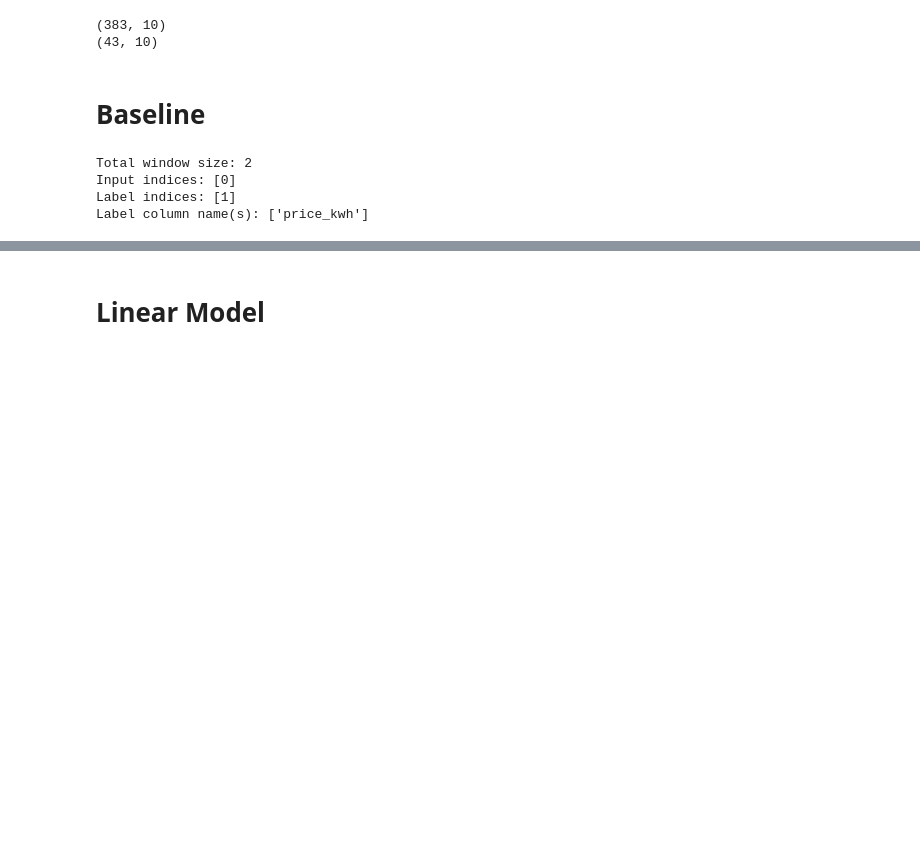
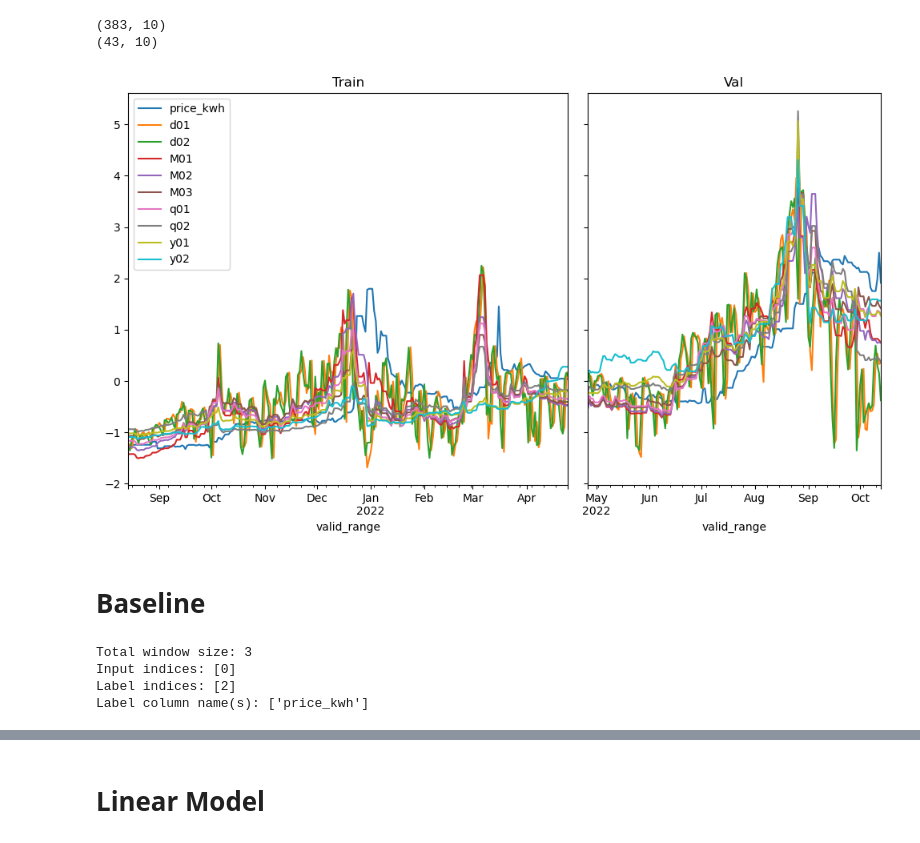
Before and after one commit to michael-fuest/DAiA-EON, a Jupyter notebook: model_performance2.ipynb, the cells around one changed output, grey strips where cells are left out. Cells and saved outputs as stored; diff of their text form; code cells hidden in the pictures; blank space fills up the shorter version.

```diff
--- a/model_performance2.ipynb
+++ b/model_performance2.ipynb
@@ -102,17 +106,27 @@ print(val_df.shape)
 # %% [output]
 (383, 10)
 (43, 10)
+# %%
+fig, (ax1, ax2) = plt.subplots(1,2, figsize = (10,6), gridspec_kw={'width_ratios': [train_size, 1-train_size]}, sharey= "row")
+ax1 = train_df.plot(ax = ax1)
+ax2 = val_df.plot(ax = ax2, legend = False)
+ax1.set_title("Train")
+ax2.set_title("Val")
+fig.tight_layout()
+# %% [output]
+[figure, added]
 # %% [markdown]
 # Baseline
 # %%
+shift = 2
 single_step_window = WindowGenerator(
-    input_width=1, label_width=1, shift=1,
+    input_width=1, label_width=1, shift=shift,
     label_columns=['price_kwh'], train_df=train_df, val_df=val_df)
 single_step_window
 # %% [output]
-Total window size: 2
+Total window size: 3
 Input indices: [0]
-Label indices: [1]
+Label indices: [2]
 Label column name(s): ['price_kwh']
 # %%
 class Baseline(tf.keras.Model):
```
Also changed, not shown: parts of 25 cells of this notebook.
